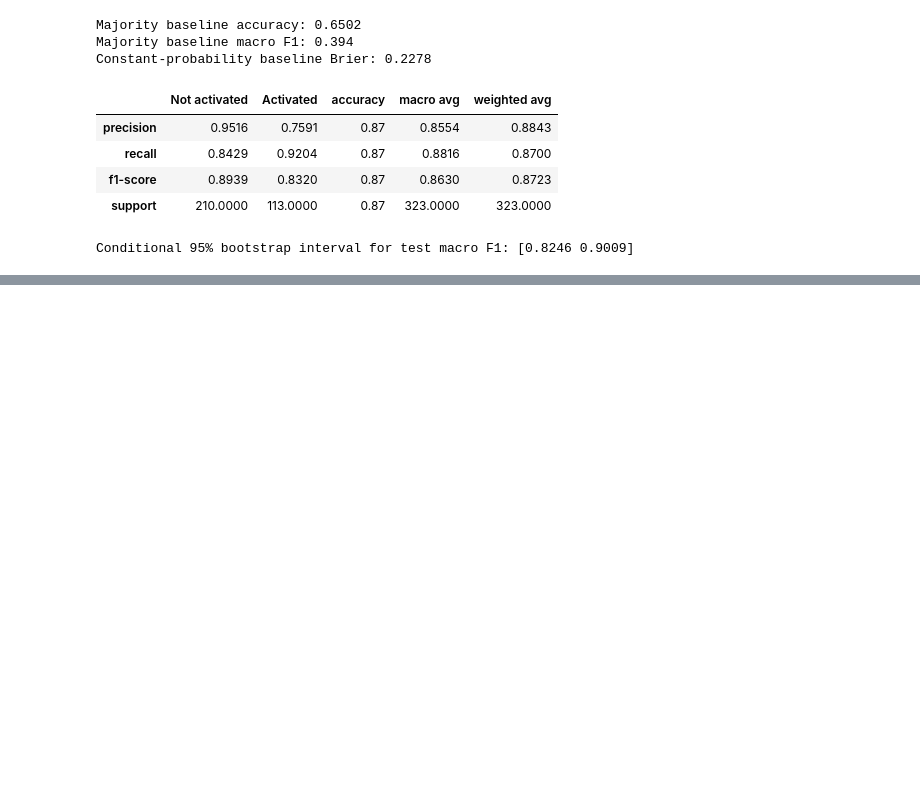
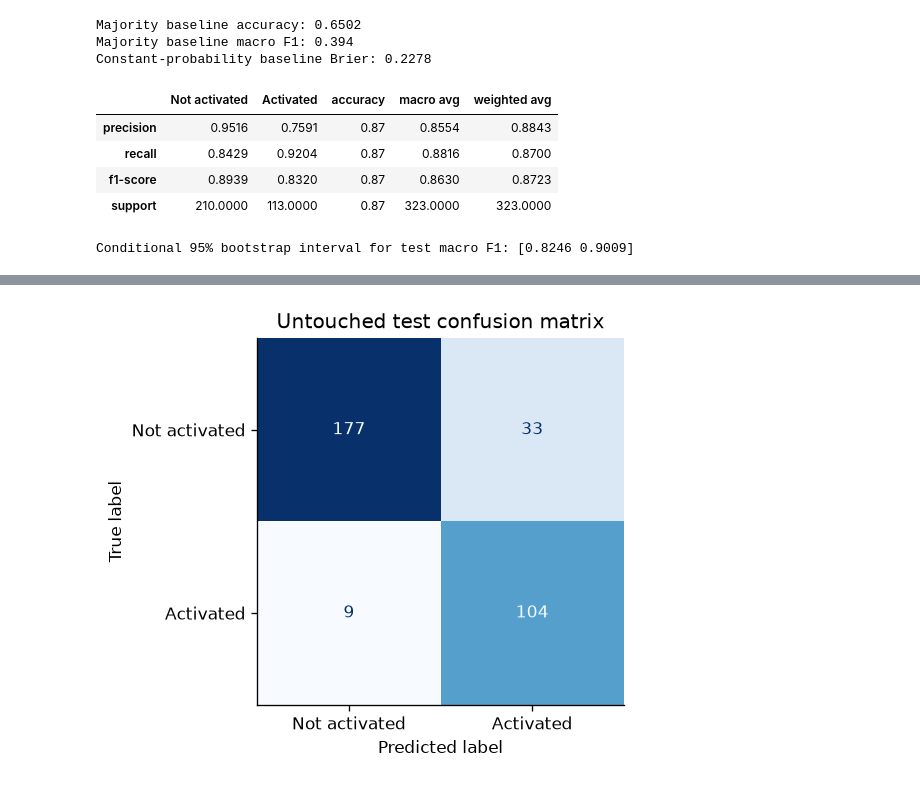
Before and after one commit to Kone-Makhadi-Stadio/Capstone_Project_KM, a Jupyter notebook: SS3_PartB.ipynb, the cells around one changed output, grey strips where cells are left out. Saved outputs shown, nothing was run; the diff lists cells and outputs as text; code cells hidden in the pictures; blank space fills up the shorter version.

```diff
--- a/SS3_PartB.ipynb
+++ b/SS3_PartB.ipynb
@@ -1596,0 +1699,19 @@ Conditional 95% bootstrap interval for test macro F1: [0.8246 0.9009]
+# %%
+#test confusion matrix
+fig, ax = plt.subplots(figsize=(5, 4))
+
+ConfusionMatrixDisplay.from_predictions(
+    y_test,
+    test_prediction,
+    labels=[0, 1],
+    display_labels=["Not activated", "Activated"],
+    cmap="Blues",
+    colorbar=False,
+    ax=ax
+)
+
+ax.set_title("Untouched test confusion matrix")
+
+save_figure("04_test_confusion_matrix.png")
+# %% [output]
+[figure, added]
```
Also changed, not shown: parts of 7 cells of this notebook, 9 other files.
